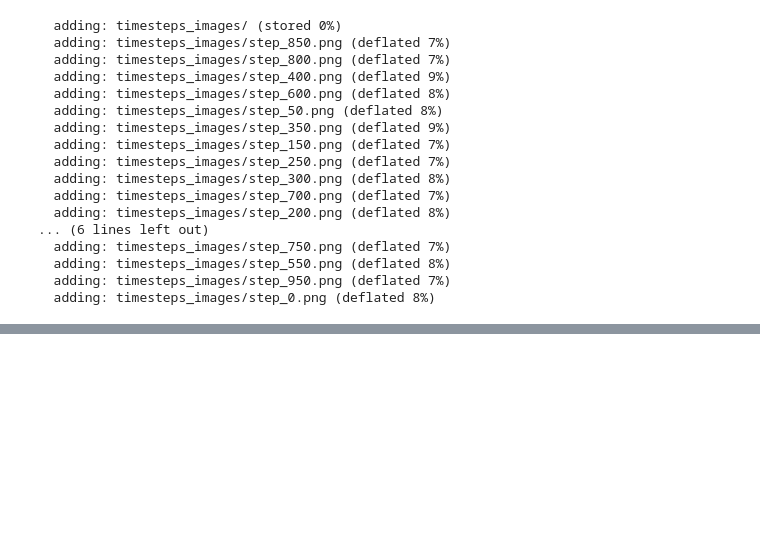
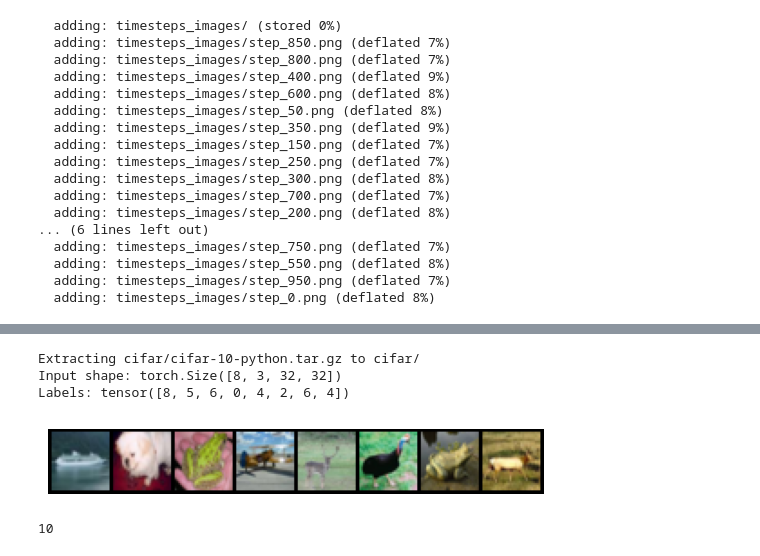
Before and after one commit to gregorylira/Diffusion-models, a Jupyter notebook: class_conditioned_diffusion_model.ipynb, the cells around one changed output, grey strips where cells are left out. Cells and saved outputs as stored; diff of their text form; code cells hidden in the pictures; blank space fills up the shorter version.

```diff
--- a/class_conditioned_diffusion_model.ipynb
+++ b/class_conditioned_diffusion_model.ipynb
@@ -473,3 +473,31 @@ WARNING:matplotlib.image:Clipping input data to the valid range for imshow with
   adding: timesteps_images/step_550.png (deflated 8%)
   adding: timesteps_images/step_950.png (deflated 7%)
   adding: timesteps_images/step_0.png (deflated 8%)
+# %%
+import matplotlib.pyplot as plt
+import torchvision
+from torch.utils.data import DataLoader
+import torchvision.transforms as transforms
+
+transform = transforms.Compose([
+    transforms.ToTensor(),  # Converte as imagens para tensor e normaliza para [0, 1]
+])
+
+dataset = torchvision.datasets.CIFAR10(root="cifar/", train=True, download=True, transform=transform)
+
+train_dataloader = DataLoader(dataset, batch_size=8, shuffle=True)
+
+x, y = next(iter(train_dataloader))
+
+print('Input shape:', x.shape)
+print('Labels:', y)
+
+grid_img = torchvision.utils.make_grid(x)
+
+grid_img = grid_img.permute(1, 2, 0).numpy()
+grid_img = (grid_img - grid_img.min()) / (grid_img.max() - grid_img.min())  # Ajusta o intervalo para [0, 1]
+
+plt.imshow(grid_img)
+plt.axis('off')  # Oculta os eixos
+plt.show()
+# %% [output]
@@ -475,0 +505,8 @@ WARNING:matplotlib.image:Clipping input data to the valid range for imshow with
+Extracting cifar/cifar-10-python.tar.gz to cifar/
+Input shape: torch.Size([8, 3, 32, 32])
+Labels: tensor([8, 5, 6, 0, 4, 2, 6, 4])
+[figure, added]
+# %%
+len(dataset.classes)
+# %% [output]
+10
```
Also changed, not shown: parts of 8 cells of this notebook.
